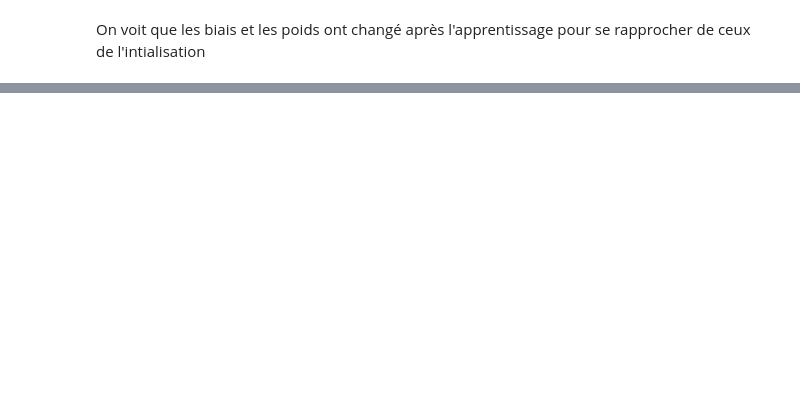
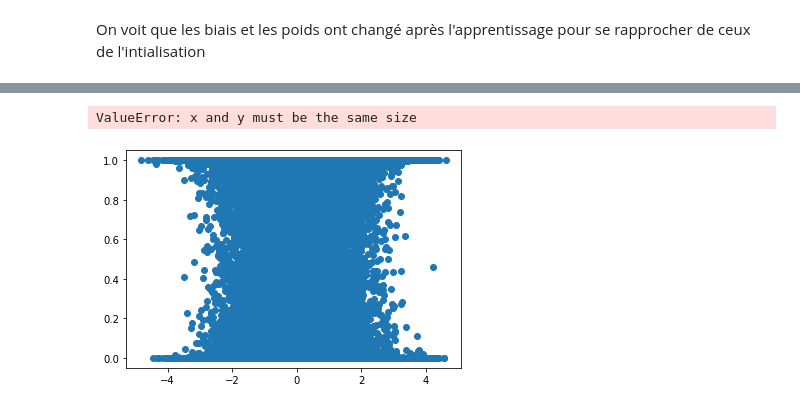
Before and after one commit to camillebesnainou/2022-01-10-polychrony, a Jupyter notebook: 2022-01-24-logistic-regression.ipynb, the cells around one changed output, grey strips where cells are left out. Drawn from its saved outputs; the diff is of its cells as text; code cells hidden in the pictures; blank space fills up the shorter version.

```diff
--- a/2022-01-24-logistic-regression.ipynb
+++ b/2022-01-24-logistic-regression.ipynb
@@ -411 +415,7 @@ ax.plot(np.arange(n_classes), y[0, :])
+# %%
+plt.scatter(X[:,1],p[:,1], alpha=1) #proba de e d'être classifié dans classe 1
+# Hplt.scatter(X[:,1],p_true[:,1], alpha=1) #proba de e d'être classifié dans classe 1
+# %% [output]
+ValueError: x and y must be the same size
+[figure, added]
 # %%
```
Also changed, not shown: parts of 37 cells of this notebook.
